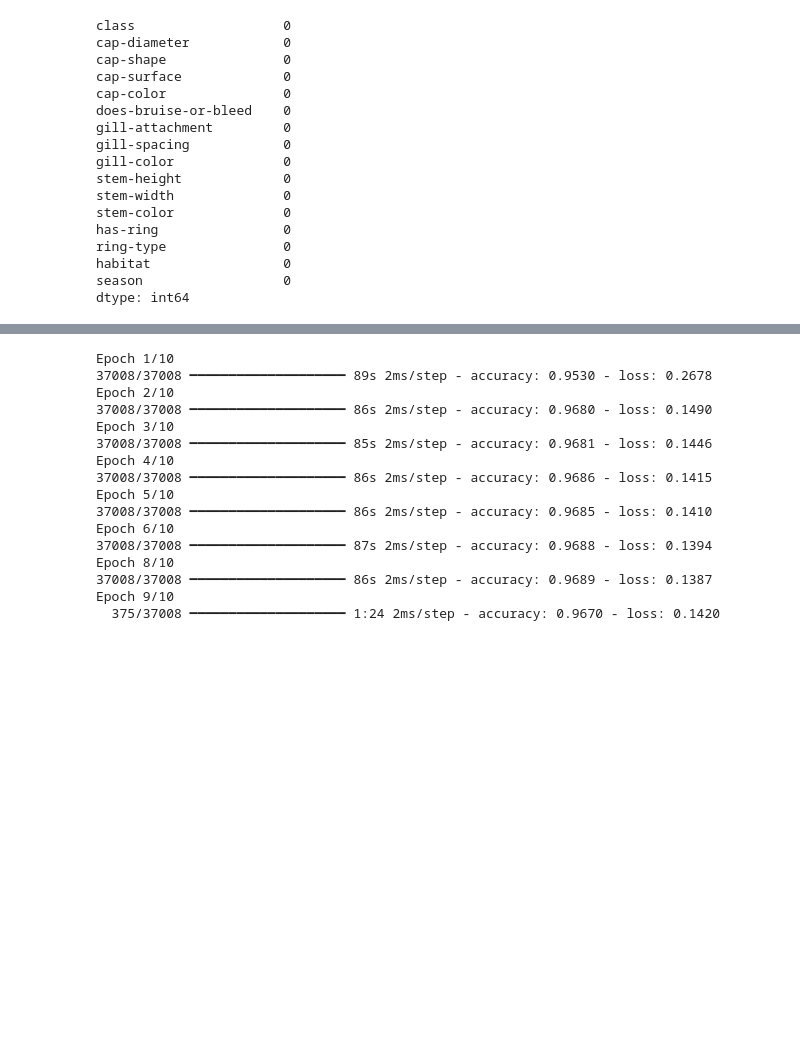
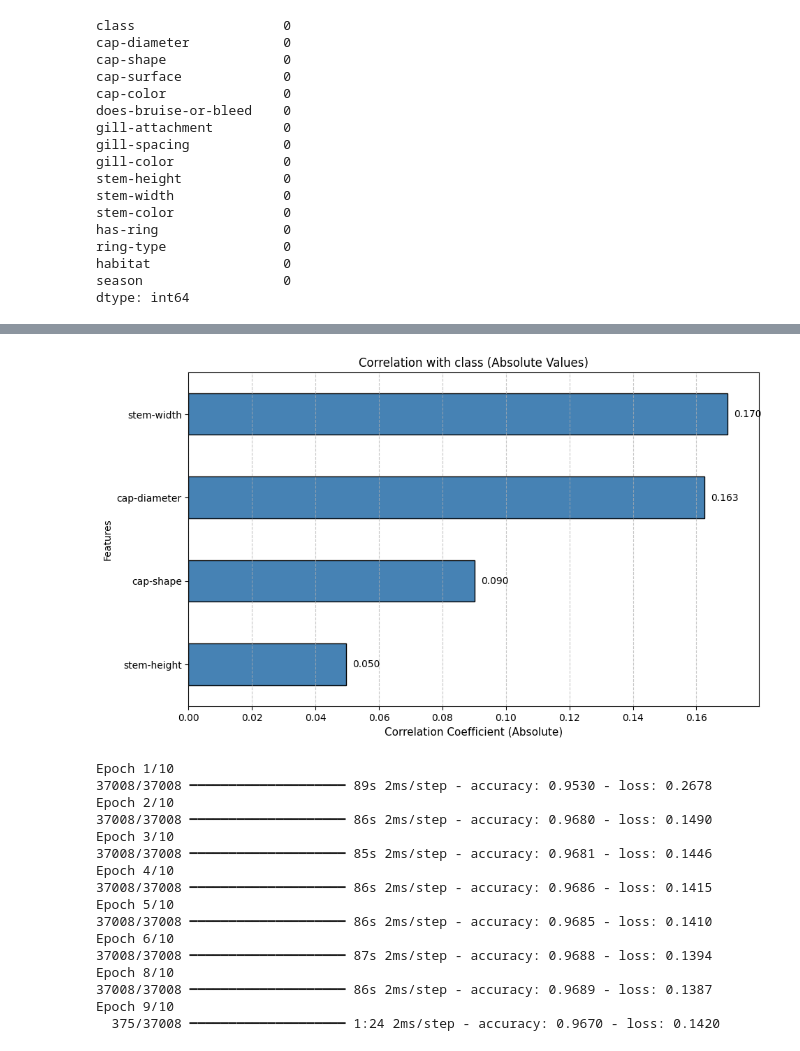
Before and after one commit to AshvinSehgal/AI-ML, a Jupyter notebook: Binary Prediction of Poisonous Mushrooms/Binary Prediction of Poisonous Mushrooms.ipynb, the cells around one changed output, grey strips where cells are left out. Saved outputs shown, nothing was run; the diff lists cells and outputs as text; code cells hidden in the pictures; blank space fills up the shorter version.

```diff
--- a/Binary Prediction of Poisonous Mushrooms/Binary Prediction of Poisonous Mushrooms.ipynb
+++ b/Binary Prediction of Poisonous Mushrooms/Binary Prediction of Poisonous Mushrooms.ipynb
@@ -214,3 +222,31 @@ sns.heatmap(train_data.corr())
+# %%
+numeric_data = train_data.select_dtypes(include=['number']).copy()
+
+correlation_matrix = numeric_data.corr()
+
+correlation_with_target = correlation_matrix['class'].drop('class').abs()
+
+correlation_with_target_sorted = correlation_with_target.sort_values(ascending=False)
+
+plt.figure(figsize=(10, 6))
+ax = correlation_with_target_sorted.plot(kind='barh', color='steelblue', edgecolor='black')
+
+for index, value in enumerate(correlation_with_target_sorted):
+    if not (pd.isna(value) or value == float('inf') or value == float('-inf')):
+        plt.text(value + 0.002, index, f"{value:.3f}", va='center', fontsize=10)
+
+ax.invert_yaxis()
+
+max_value = correlation_with_target_sorted.max()
+plt.xlim(0, max_value + 0.01)
+plt.title(f"Correlation with class (Absolute Values)", fontsize=12)
+plt.xlabel("Correlation Coefficient (Absolute)", fontsize=11)
+plt.ylabel("Features", fontsize=10)
+plt.grid(axis='x', linestyle='--', alpha=0.7)
+plt.tight_layout(pad=2)
+plt.show()
+# %% [output]
+[figure, added]
 # %%
 X = train_data.drop(columns='class')
 y = train_data['class']
```
Also changed, not shown: parts of 4 cells of this notebook, 1 other file.
